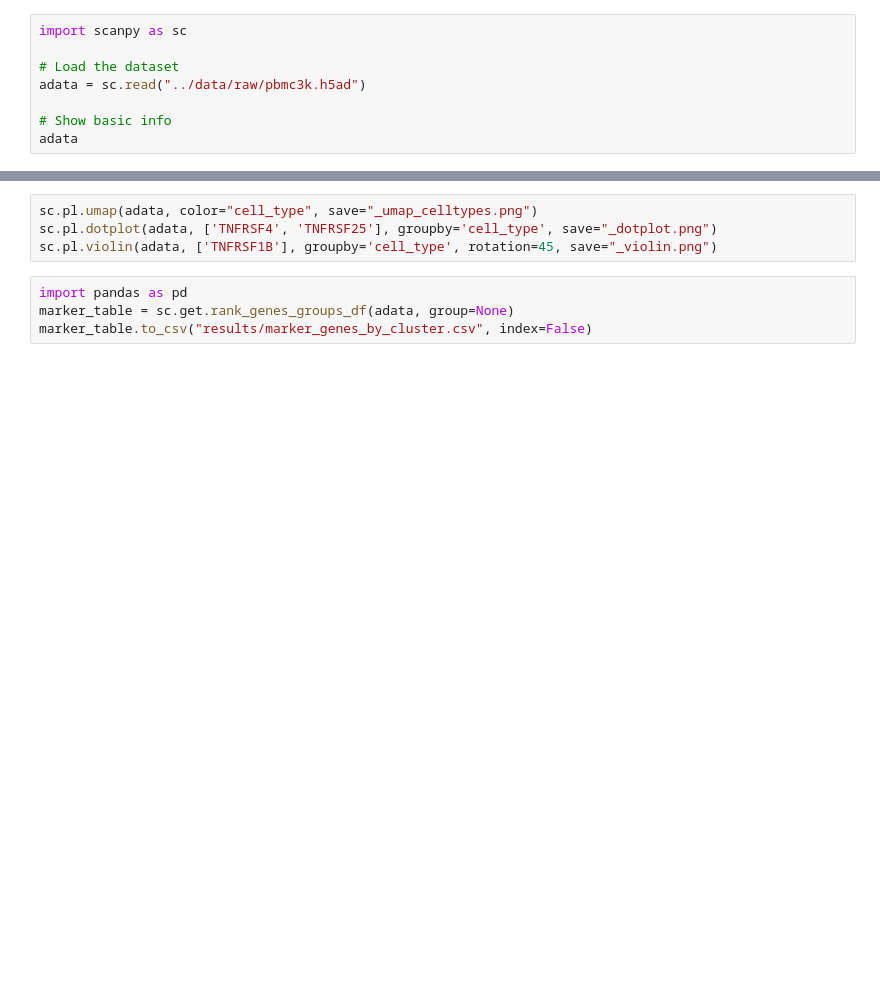
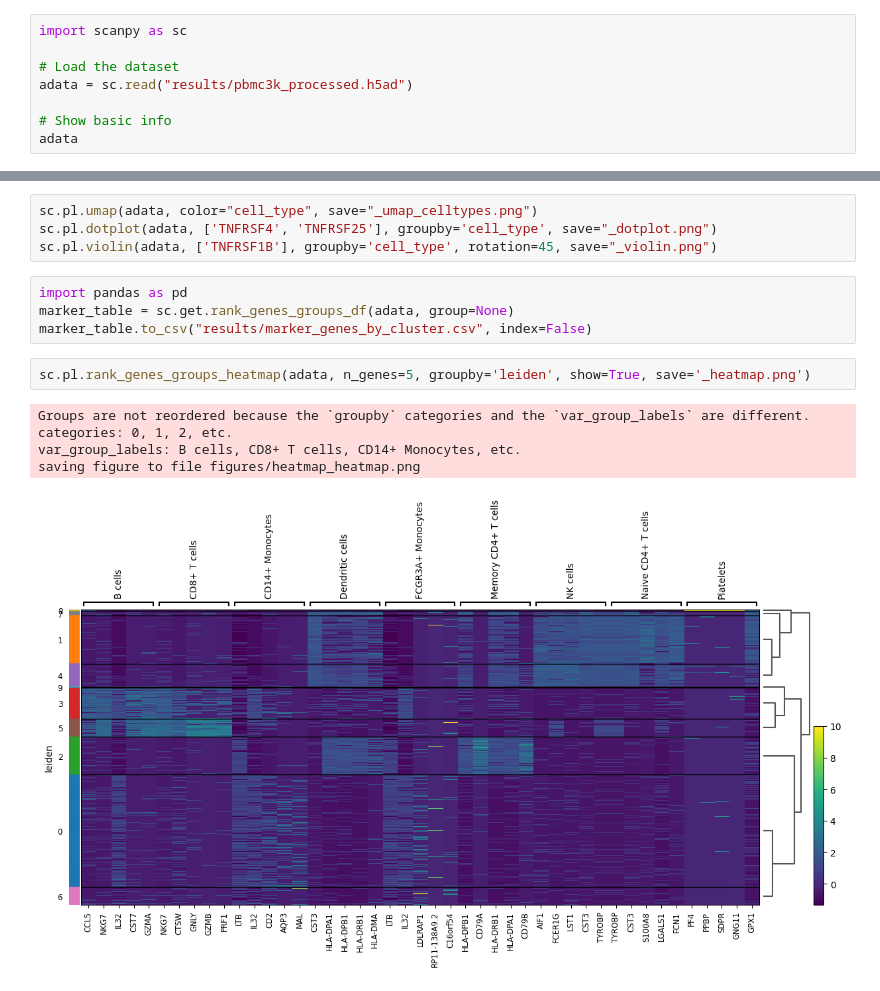
Before and after one commit to munaberhe/pbmc3k-analysis, a Jupyter notebook: pbmc3k_analysis.ipynb, the cells around one changed output, grey strips where cells are left out. Drawn from its saved outputs; the diff is of its cells as text; blank space fills up the shorter version.

Commit message:
Add heatmap and updated notebook

```diff
--- a/pbmc3k_analysis.ipynb
+++ b/pbmc3k_analysis.ipynb
@@ -9,7 +9,7 @@ This notebook performs an end-to-end analysis of the 10x PBMC 3k dataset using S
 import scanpy as sc
 
 # Load the dataset
-adata = sc.read("../data/raw/pbmc3k.h5ad")
+adata = sc.read("results/pbmc3k_processed.h5ad")
 
 # Show basic info
 adata
@@ -136,3 +149,11 @@ sc.pl.violin(adata, ['TNFRSF1B'], groupby='cell_type', rotation=45, save="_violi
 import pandas as pd
 marker_table = sc.get.rank_genes_groups_df(adata, group=None)
 marker_table.to_csv("results/marker_genes_by_cluster.csv", index=False)
+# %%
+sc.pl.rank_genes_groups_heatmap(adata, n_genes=5, groupby='leiden', show=True, save='_heatmap.png')
+# %% [output]
+Groups are not reordered because the `groupby` categories and the `var_group_labels` are different.
+categories: 0, 1, 2, etc.
+var_group_labels: B cells, CD8+ T cells, CD14+ Monocytes, etc.
+saving figure to file figures/heatmap_heatmap.png
+[figure, added]
```
Also changed, not shown: parts of 2 cells of this notebook, 2 other files.
